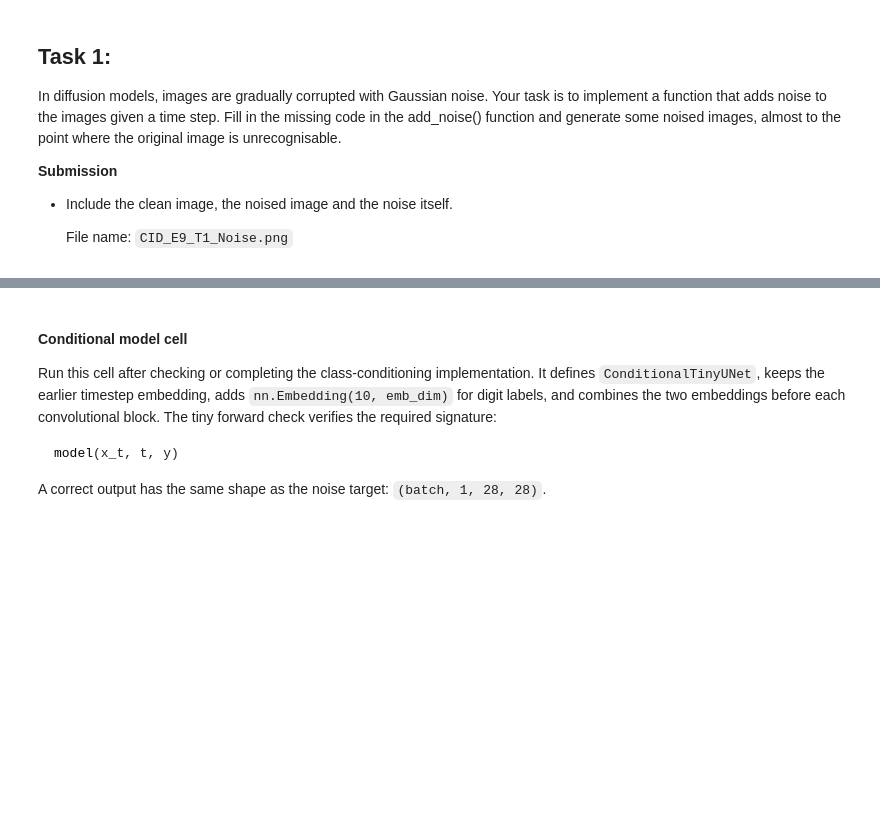
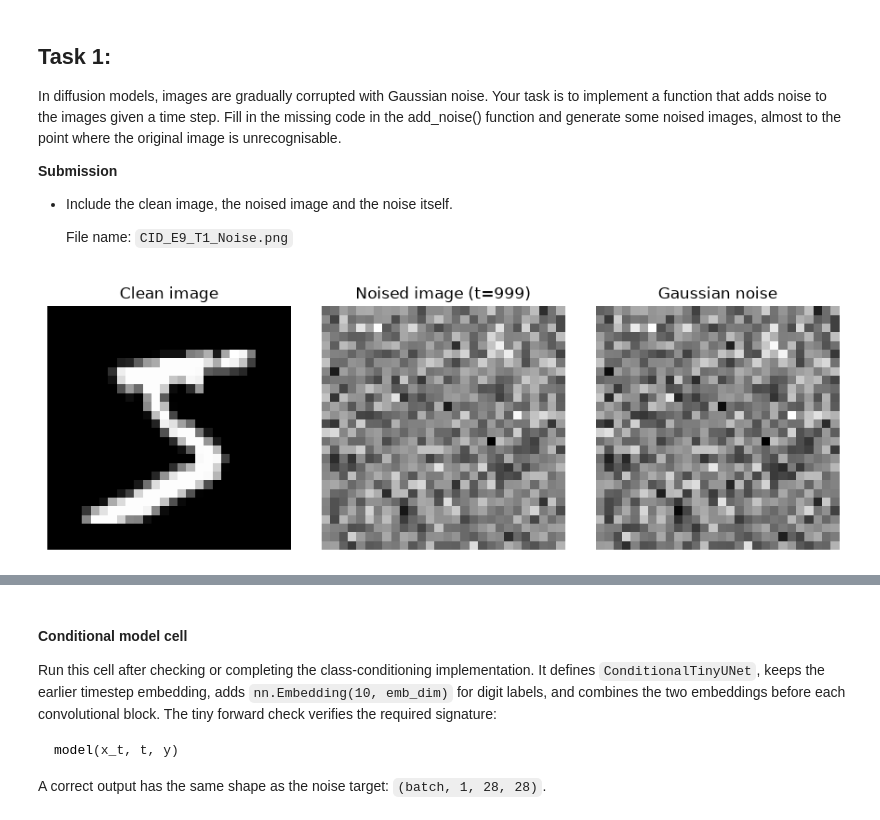
Before and after one commit to Shad0wSAMA/DeepLearningNotebooks, a Jupyter notebook: Filled/09_Diffusion_Model.ipynb, the cells around one changed output, grey strips where cells are left out. Drawn from its saved outputs; the diff is of its cells as text; code cells hidden in the pictures; blank space fills up the shorter version.

```diff
--- a/Filled/09_Diffusion_Model.ipynb
+++ b/Filled/09_Diffusion_Model.ipynb
@@ -33,7 +36,15 @@ from torchvision.utils import make_grid, save_image
 from tqdm.auto import tqdm
 
 
-DEVICE = torch.device('cuda' if torch.cuda.is_available() else 'cpu')
+# Keep generated coursework artefacts together whether this notebook is run from
+# the repository root or from the Filled directory itself.
+WORKSPACE_DIR = Path.cwd()
+FILLED_DIR = WORKSPACE_DIR if WORKSPACE_DIR.name == "Filled" else WORKSPACE_DIR / "Filled"
+SUBMISSION_DIR = FILLED_DIR / "submission"
+SUBMISSION_DIR.mkdir(parents=True, exist_ok=True)
+
+
+DEVICE = torch.device('mps')
 
 def set_seed(seed: int = 0):
     random.seed(seed)
@@ -269,14 +300,60 @@ Fill in the missing code in the add_noise() function and generate some noised im
 
 
     File name: `CID_E9_T1_Noise.png`
-# %%
-def add_noise(x: torch.Tensor, t: torch.Tensor, sqrt_alphas_cumprod: torch.Tensor, sqrt_one_minus_alphas_cumprod: torch.Tensor):
-    """Add Gaussian noise at the batch-specific diffusion timesteps."""
-    noise = torch.randn_like(x)
-    sqrt_alpha = sqrt_alphas_cumprod[t].reshape(-1, 1, 1, 1).to(x.device)
-    sqrt_one_minus_alpha = sqrt_one_minus_alphas_cumprod[t].reshape(-1, 1, 1, 1).to(x.device)
-    x_noisy = sqrt_alpha * x + sqrt_one_minus_alpha * noise
-    return x_noisy, noise
+# %%
+def add_noise(x: torch.Tensor, t: torch.Tensor, sqrt_alphas_cumprod: torch.Tensor, sqrt_one_minus_alphas_cumprod: torch.Tensor):
+    """
+    Add noise to input images according to the diffusion process.
+
+    Args:
+        x: torch.Tensor
+            Original clean images (batch_size, channels, height, width).
+        t: torch.Tensor
+            Time steps for each image in the batch (batch_size,).
+        sqrt_alphas_cumprod: torch.Tensor
+            Precomputed square root of cumulative product of alphas.
+        sqrt_one_minus_alphas_cumprod: torch.Tensor
+            Precomputed square root of (1 - cumulative product of alphas).
+
+    Returns:
+        x_noisy: torch.Tensor
+            The noisy images at time step t.
+        noise: torch.Tensor
+            The Gaussian noise that was added.
+    """
+    noise = torch.randn_like(x)
+    sqrt_alpha_bar_t = sqrt_alphas_cumprod[t].view(-1, 1, 1, 1)
+    sqrt_one_minus_alpha_bar_t = sqrt_one_minus_alphas_cumprod[t].view(-1, 1, 1, 1)
+    x_noisy = sqrt_alpha_bar_t * x + sqrt_one_minus_alpha_bar_t * noise
+    return x_noisy, noise
+
+
+# Task 1 submission: clean image, noised image and sampled noise.
+TASK1_OUTPUT_PATH = SUBMISSION_DIR / "CID_E9_T1_Noise.png"
+task1_x0, _ = mnist[0]
+task1_x0 = task1_x0.unsqueeze(0).to(DEVICE)
+task1_t = torch.tensor([T - 1], device=DEVICE, dtype=torch.long)
+task1_x_noisy, task1_noise = add_noise(
+    task1_x0,
+    task1_t,
+    alpha_bars.sqrt(),
+    (1 - alpha_bars).sqrt(),
+)
+
+fig, axes = plt.subplots(1, 3, figsize=(9, 3))
+for ax, image, title, kwargs in [
+    (axes[0], task1_x0, "Clean image", {}),
+    (axes[1], task1_x_noisy, f"Noised image (t={T - 1})", {}),
+    (axes[2], task1_noise, "Gaussian noise", {"vmin": -3, "vmax": 3}),
+]:
+    ax.imshow(image.detach().cpu().squeeze(), cmap="gray", **kwargs)
+    ax.set_title(title)
+    ax.axis("off")
+fig.tight_layout()
+fig.savefig(TASK1_OUTPUT_PATH, dpi=180, bbox_inches="tight")
+plt.show()
+# %% [output]
+[figure, added]
 # %% [markdown]
 ## Task 2: Class-conditioned generation
 
```
Also changed, not shown: parts of 15 cells of this notebook, 4 other files.
